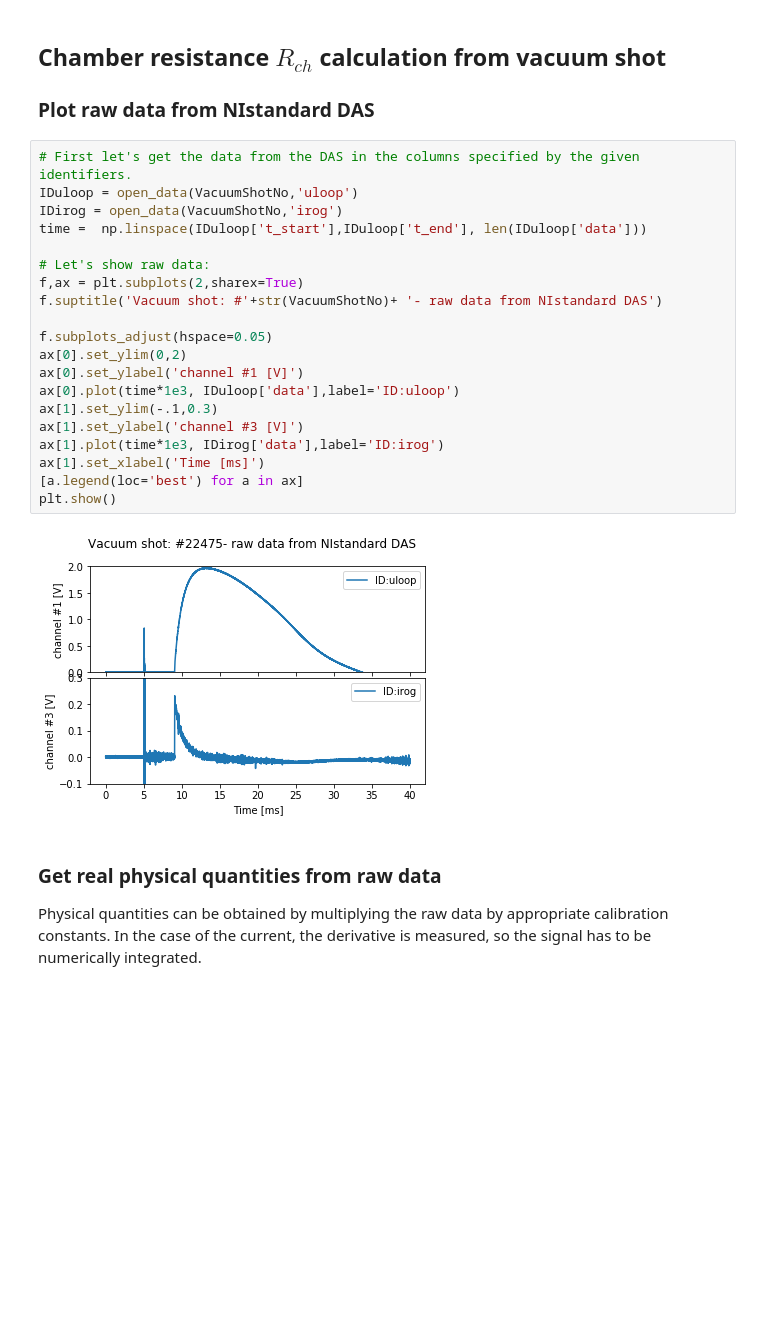
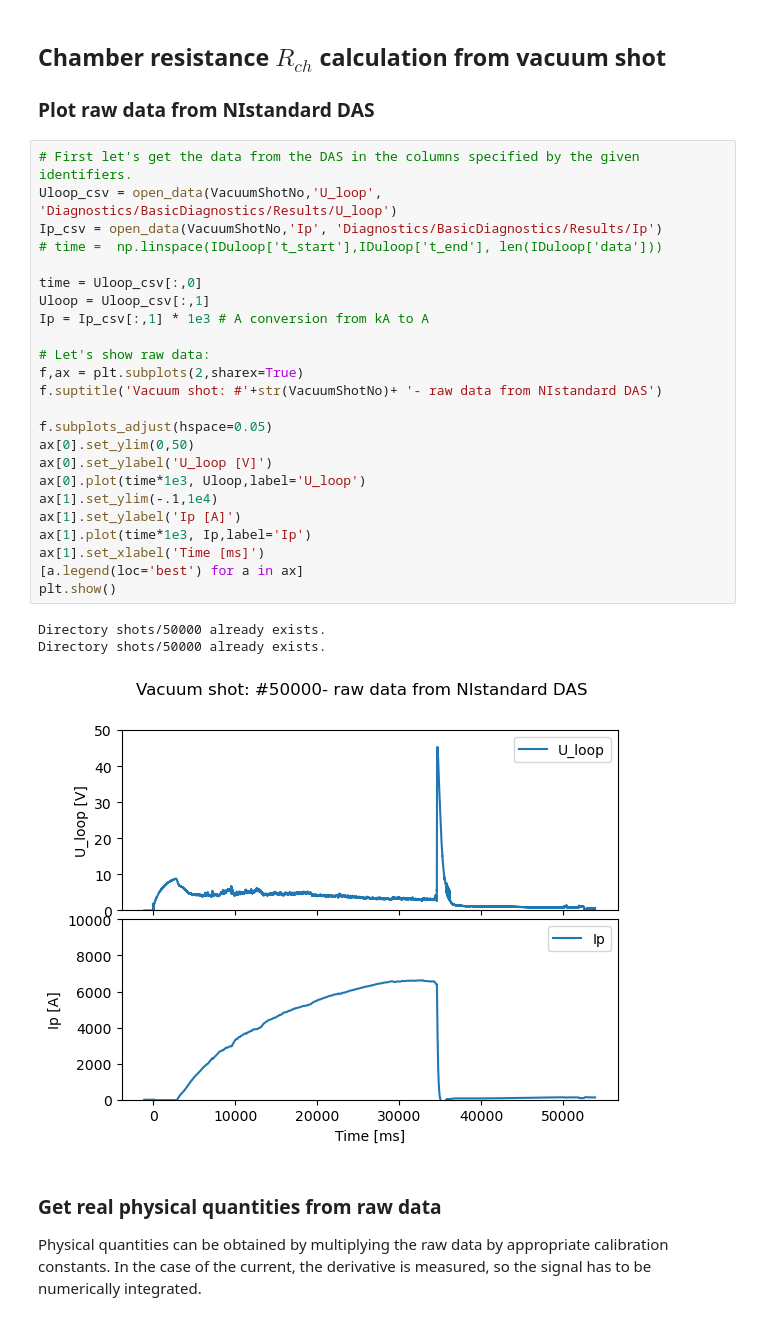
Before and after one commit to VictorV626/GolemGithub, a Jupyter notebook: tau.ipynb, the cells around one changed output. Cells and saved outputs as stored; diff of their text form; blank space fills up the shorter version.

Commit message:
Fixed broken URLs for getting data

```diff
--- a/tau.ipynb
+++ b/tau.ipynb
@@ -61,26 +67,32 @@ def open_data(shot_no, data_id):
 ### Plot raw data from NIstandard DAS
 # %%
 # First let's get the data from the DAS in the columns specified by the given identifiers.
-IDuloop = open_data(VacuumShotNo,'uloop')
-IDirog = open_data(VacuumShotNo,'irog')
-time =  np.linspace(IDuloop['t_start'],IDuloop['t_end'], len(IDuloop['data']))
+Uloop_csv = open_data(VacuumShotNo,'U_loop', 'Diagnostics/BasicDiagnostics/Results/U_loop')
+Ip_csv = open_data(VacuumShotNo,'Ip', 'Diagnostics/BasicDiagnostics/Results/Ip')
+# time =  np.linspace(IDuloop['t_start'],IDuloop['t_end'], len(IDuloop['data']))
+
+time = Uloop_csv[:,0]
+Uloop = Uloop_csv[:,1]
+Ip = Ip_csv[:,1] * 1e3 # A conversion from kA to A
 
 # Let's show raw data:
 f,ax = plt.subplots(2,sharex=True)
 f.suptitle('Vacuum shot: #'+str(VacuumShotNo)+ '- raw data from NIstandard DAS')
 
 f.subplots_adjust(hspace=0.05)
-ax[0].set_ylim(0,2)
-ax[0].set_ylabel('channel #1 [V]')
-ax[0].plot(time*1e3, IDuloop['data'],label='ID:uloop')
-ax[1].set_ylim(-.1,0.3)
-ax[1].set_ylabel('channel #3 [V]')
-ax[1].plot(time*1e3, IDirog['data'],label='ID:irog')
+ax[0].set_ylim(0,50)
+ax[0].set_ylabel('U_loop [V]')
+ax[0].plot(time*1e3, Uloop,label='U_loop')
+ax[1].set_ylim(-.1,1e4)
+ax[1].set_ylabel('Ip [A]')
+ax[1].plot(time*1e3, Ip,label='Ip')
 ax[1].set_xlabel('Time [ms]')
 [a.legend(loc='best') for a in ax]
 plt.show()
 # %% [output]
+Directory shots/50000 already exists.
+Directory shots/50000 already exists.
-[figure, old version]
+[figure, new version]
 # %% [markdown]
 ### Get real physical quantities from raw data
 Physical quantities can be obtained by multiplying the raw data by appropriate calibration constants. In the case of the current, the derivative is measured, so the signal has to be numerically integrated.
```
Also changed, not shown: parts of 5 cells of this notebook, 2 other files.
